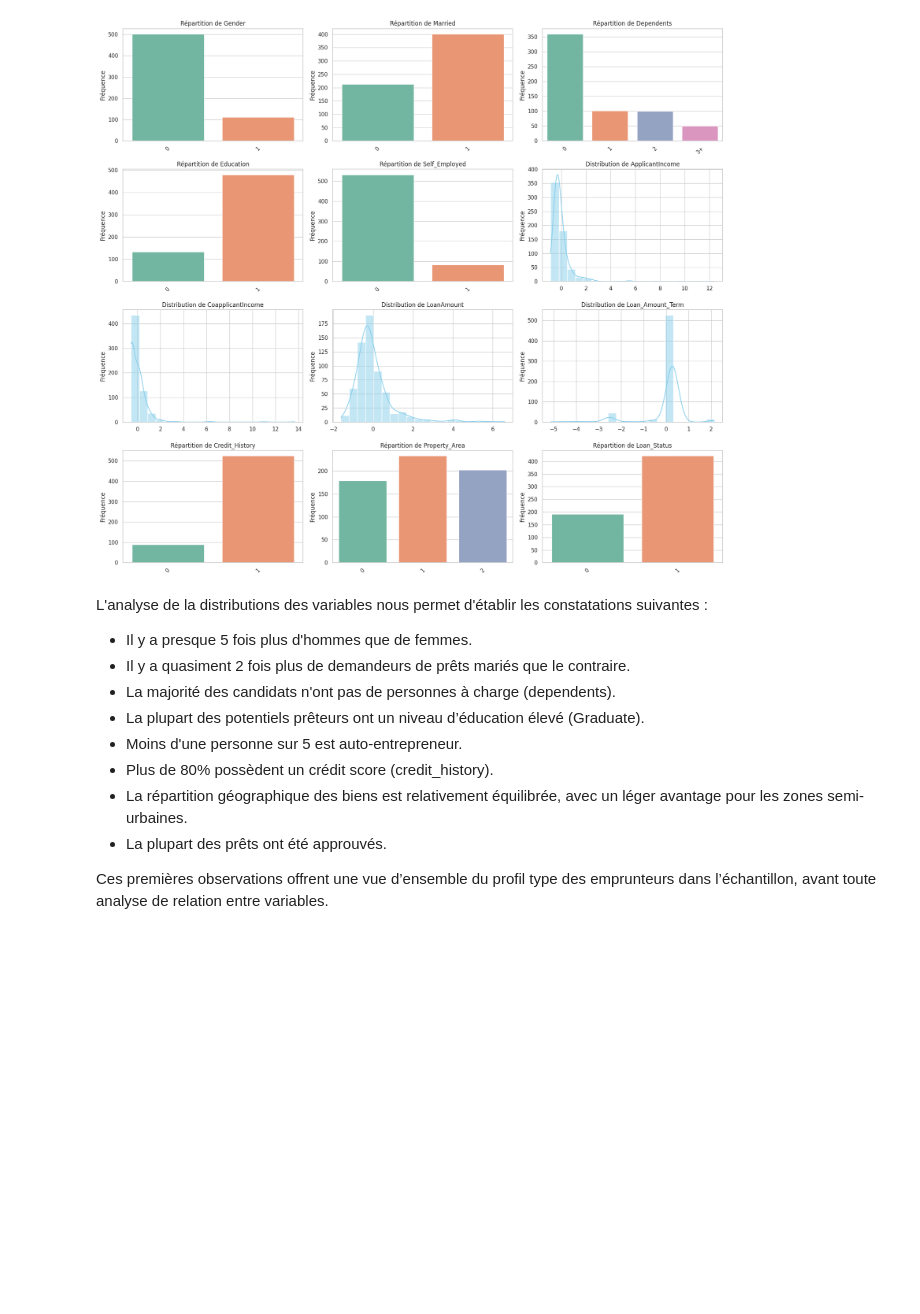
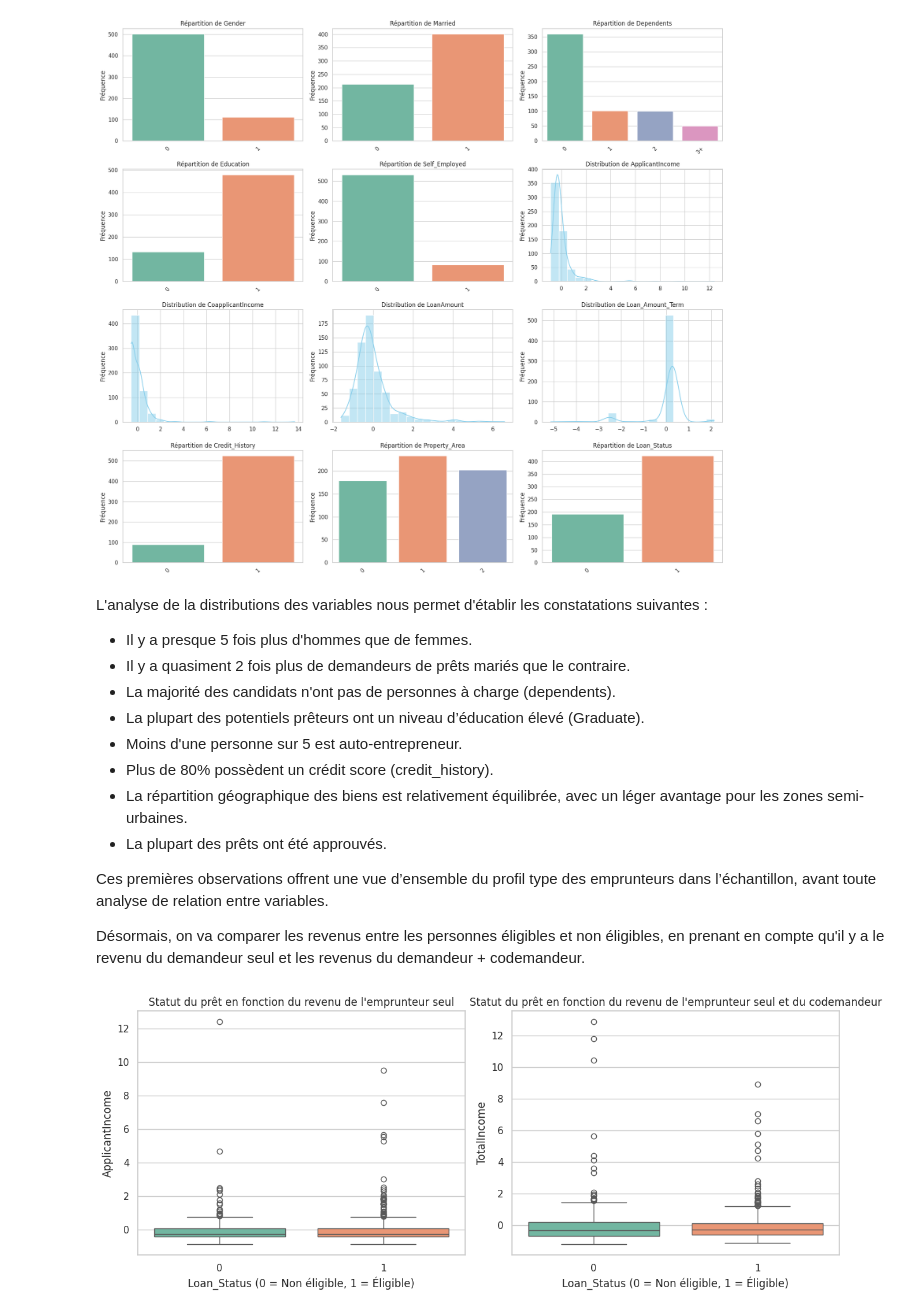
Before and after one commit to ach224/Prediction_eligibilite_pret_bancaire, a Jupyter notebook: PDT1_Etape_1_2_(data_cleaning_+_EDA).ipynb, the cells around one changed output. Saved outputs shown, nothing was run; the diff lists cells and outputs as text; code cells hidden in the pictures; blank space fills up the shorter version.

Commit message:
Comparaison des revenus entre les personnes éligibles et non éligibles

```diff
--- a/PDT1_Etape_1_2_(data_cleaning_+_EDA).ipynb
+++ b/PDT1_Etape_1_2_(data_cleaning_+_EDA).ipynb
@@ -270,3 +270,27 @@ L'analyse de la distributions des variables nous permet d'établir les constatat
 * La plupart des prêts ont été approuvés.
 
 Ces premières observations offrent une vue d’ensemble du profil type des emprunteurs dans l’échantillon, avant toute analyse de relation entre variables.
+
+Désormais, on va comparer les revenus entre les personnes éligibles et non éligibles, en prenant en compte qu'il y a le revenu du demandeur seul et les revenus du demandeur + codemandeur.
+# %%
+plt.figure(figsize=(12, 5))
+
+# Revenu de l'emprunteur seul
+plt.subplot(1,2,1)
+sns.boxplot(x = "Loan_Status", y = "ApplicantIncome", data = df, palette = "Set2")
+plt.title("Statut du prêt en fonction du revenu de l'emprunteur seul")
+plt.xlabel("Loan_Status (0 = Non éligible, 1 = Éligible)")
+plt.ylabel("ApplicantIncome")
+
+# Revenu de l'emprunteur seul et du codemandeur
+plt.subplot(1,2,2)
+df["TotalIncome"] = df["ApplicantIncome"] + df["CoapplicantIncome"]
+sns.boxplot(x = "Loan_Status", y = "TotalIncome", data = df, palette = "Set2")
+plt.title("Statut du prêt en fonction du revenu de l'emprunteur seul et du codemandeur")
+plt.xlabel("Loan_Status (0 = Non éligible, 1 = Éligible)")
+plt.ylabel("TotalIncome")
+
+plt.tight_layout()
+plt.show()
+# %% [output]
+[figure, added]
```
Also changed, not shown: parts of 1 cell of this notebook.
